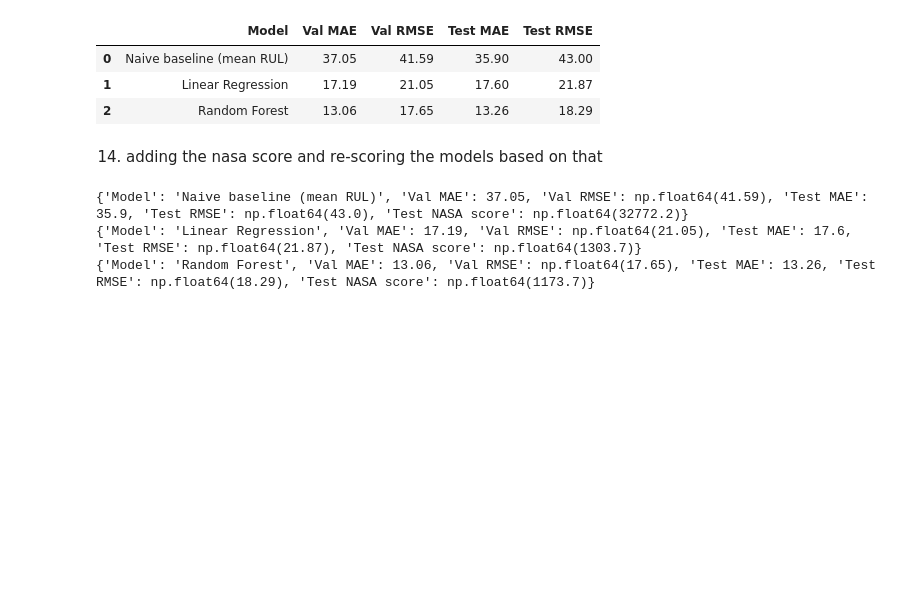
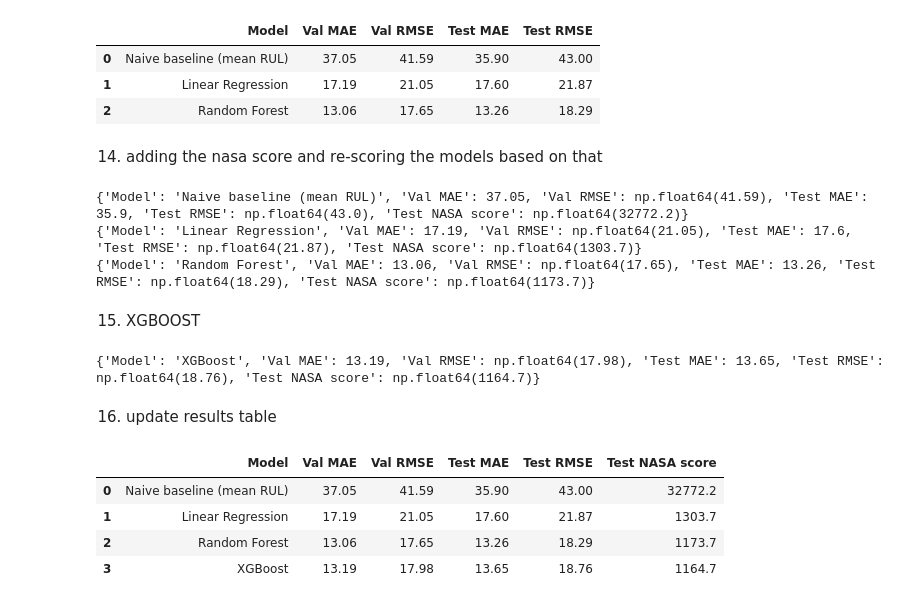
Before and after one commit to kieshaaaa/aircraft-enginer-rul-prediction, a Jupyter notebook: classical_models.ipynb, the cells around one changed output. Drawn from its saved outputs; the diff is of its cells as text; code cells hidden in the pictures; blank space fills up the shorter version.

Commit message:
update xgboost

```diff
--- a/classical_models.ipynb
+++ b/classical_models.ipynb
@@ -264,3 +266,26 @@ for name, model in [("Naive baseline (mean RUL)", baseline),
 {'Model': 'Naive baseline (mean RUL)', 'Val MAE': 37.05, 'Val RMSE': np.float64(41.59), 'Test MAE': 35.9, 'Test RMSE': np.float64(43.0), 'Test NASA score': np.float64(32772.2)}
 {'Model': 'Linear Regression', 'Val MAE': 17.19, 'Val RMSE': np.float64(21.05), 'Test MAE': 17.6, 'Test RMSE': np.float64(21.87), 'Test NASA score': np.float64(1303.7)}
 {'Model': 'Random Forest', 'Val MAE': 13.06, 'Val RMSE': np.float64(17.65), 'Test MAE': 13.26, 'Test RMSE': np.float64(18.29), 'Test NASA score': np.float64(1173.7)}
+# %% [markdown]
+15. XGBOOST
+# %%
+from xgboost import XGBRegressor
+
+xgb = XGBRegressor(
+    n_estimators=500, learning_rate=0.05, max_depth=5,
+    subsample=0.8, colsample_bytree=0.8, random_state=42
+)
+xgb.fit(X_tr, y_tr)
+evaluate("XGBoost", xgb)
+# %% [output]
+{'Model': 'XGBoost', 'Val MAE': 13.19, 'Val RMSE': np.float64(17.98), 'Test MAE': 13.65, 'Test RMSE': np.float64(18.76), 'Test NASA score': np.float64(1164.7)}
+# %% [markdown]
+16. update results table
+# %%
+pd.DataFrame(results)
+# %% [output]
+|  | Model | Val MAE | Val RMSE | Test MAE | Test RMSE | Test NASA score |
+| 0 | Naive baseline (mean RUL) | 37.05 | 41.59 | 35.90 | 43.00 | 32772.2 |
+| 1 | Linear Regression | 17.19 | 21.05 | 17.60 | 21.87 | 1303.7 |
+| 2 | Random Forest | 13.06 | 17.65 | 13.26 | 18.29 | 1173.7 |
+| 3 | XGBoost | 13.19 | 17.98 | 13.65 | 18.76 | 1164.7 |
```
Also changed, not shown: parts of 2 cells of this notebook.
